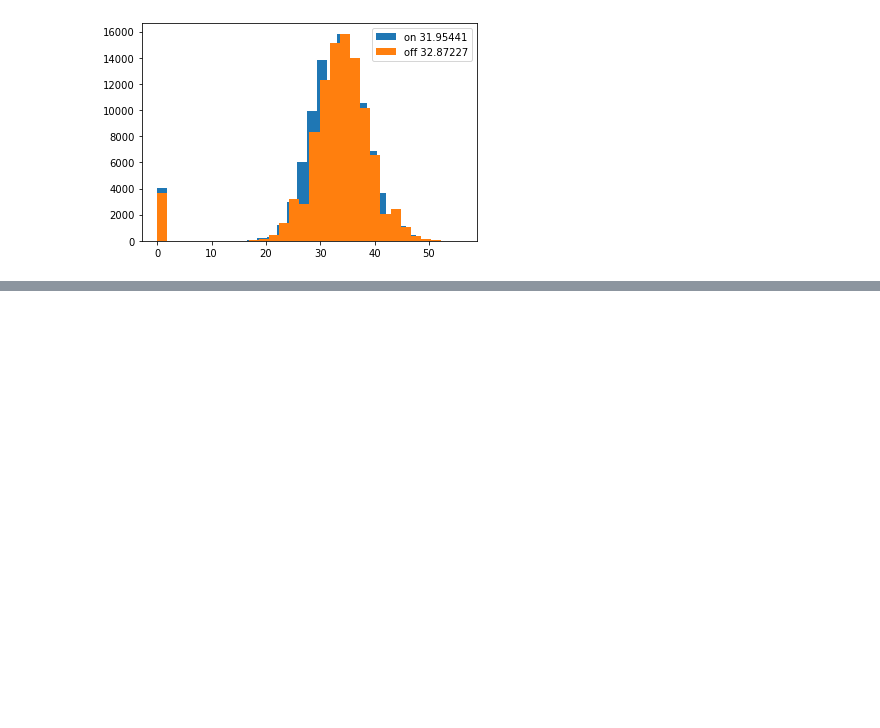
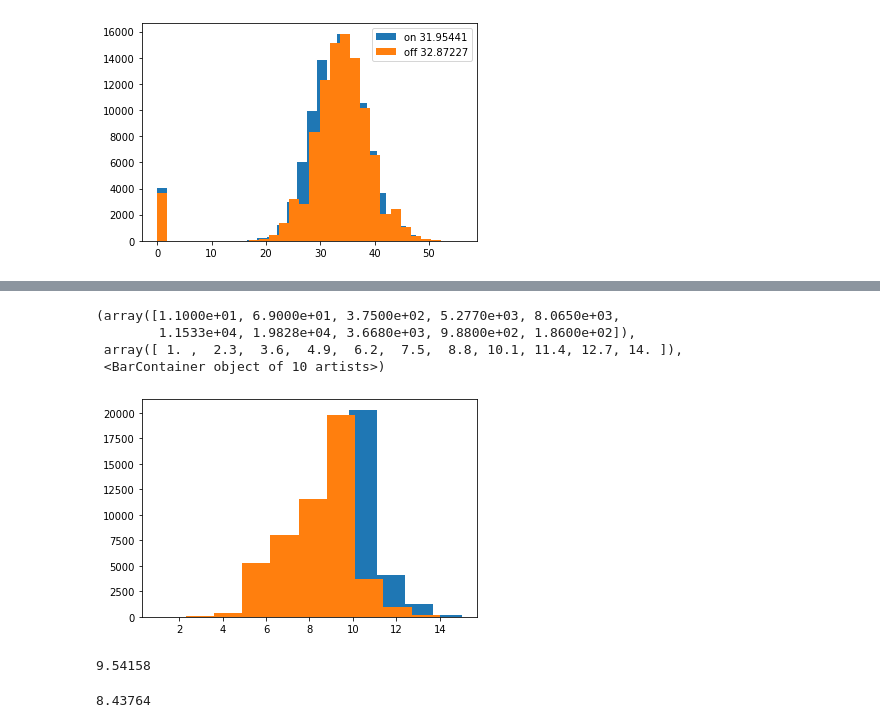
Before and after one commit to Youngcius/odmactor, a Jupyter notebook: zhy/analysis/cw-and-pulse.ipynb, the cells around one changed output, grey strips where cells are left out. Saved outputs shown, nothing was run; the diff lists cells and outputs as text; code cells hidden in the pictures; blank space fills up the shorter version.

```diff
--- a/zhy/analysis/cw-and-pulse.ipynb
+++ b/zhy/analysis/cw-and-pulse.ipynb
@@ -212,0 +207,21 @@ array([34.19573, 32.02143, 33.39619, 32.713  , 32.74311, 32.89528,
+# %%
+data = np.loadtxt('data.txt')
+sig = data[::2]
+ref = data[1::2]
+# %%
+plt.hist(sig)
+plt.hist(ref)
+# %% [output]
+(array([1.1000e+01, 6.9000e+01, 3.7500e+02, 5.2770e+03, 8.0650e+03,
+        1.1533e+04, 1.9828e+04, 3.6680e+03, 9.8800e+02, 1.8600e+02]),
+ array([ 1. ,  2.3,  3.6,  4.9,  6.2,  7.5,  8.8, 10.1, 11.4, 12.7, 14. ]),
+ <BarContainer object of 10 artists>)
+[figure, added]
+# %%
+np.mean(sig)
+# %% [output]
+9.54158
+# %%
+np.mean(ref)
+# %% [output]
+8.43764
```
Also changed, not shown: parts of 1 cell of this notebook, 13 other files.
